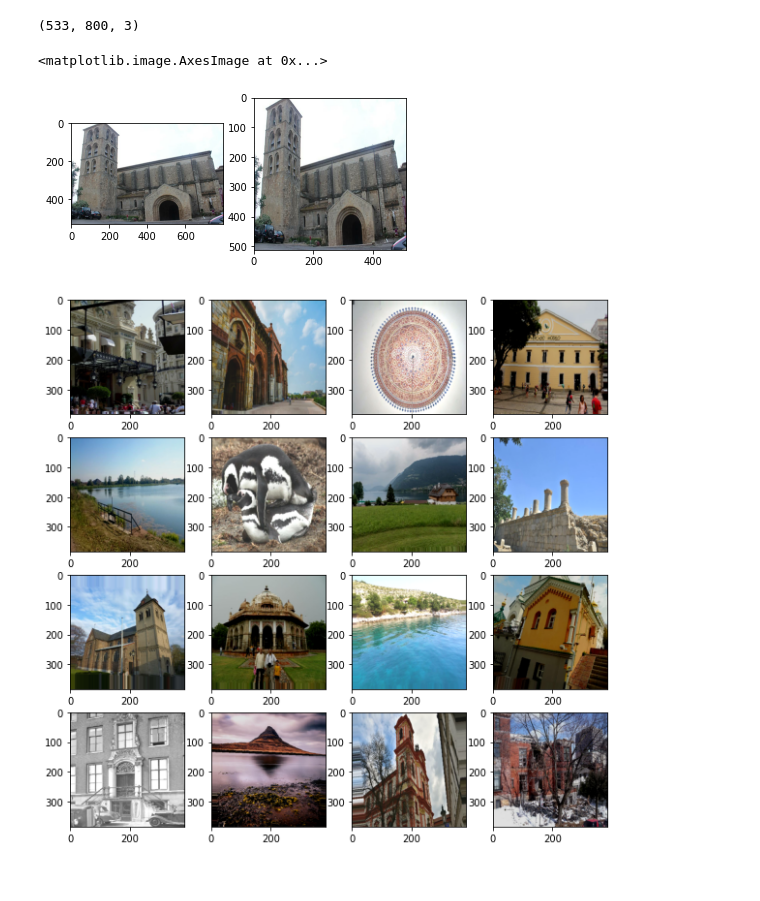
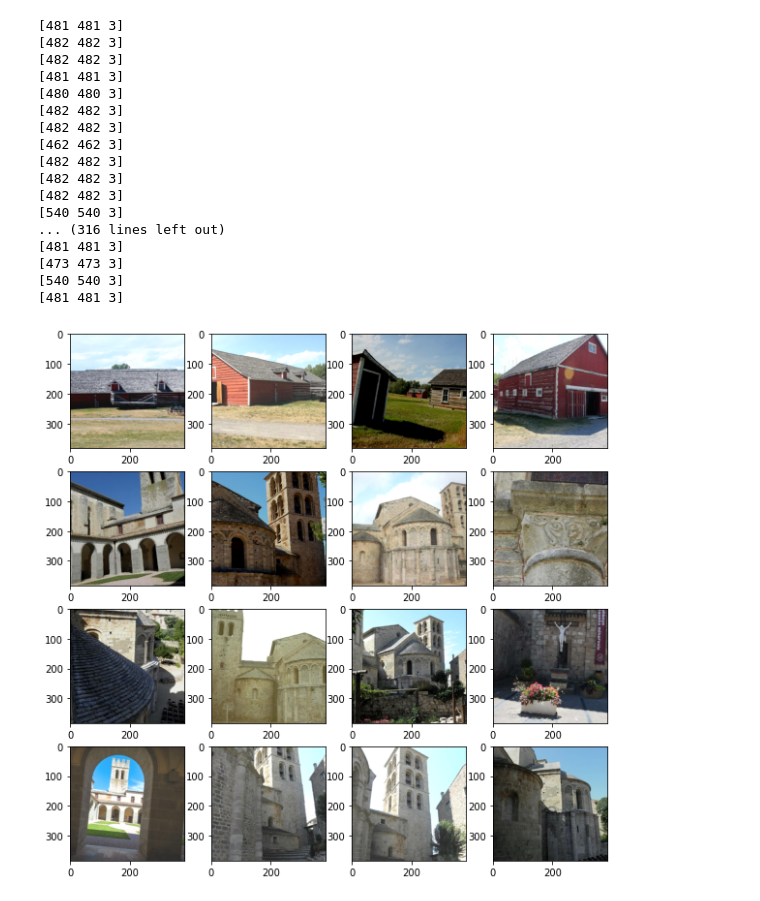
Before and after one commit to akensert/kaggle-landmark-retrieval-and-recognition-2020, a Jupyter notebook: src/notebooks/test_loading.ipynb, the cells around one changed output. Cells and saved outputs as stored; diff of their text form; code cells hidden in the pictures.

```diff
--- a/src/notebooks/test_loading.ipynb
+++ b/src/notebooks/test_loading.ipynb
@@ -30,19 +30,15 @@ def read_image(image_path):
 
 data = read_data(input_path)
 # %%
-im1= read_image(data.iloc[734].path)
-print(im1.shape)
-im2 = tf.image.resize(
-            im1, (512, 512), method='bilinear')
-im2 = tf.cast(im2, dtype='uint8')
+# im1= read_image(data.iloc[734].path)
+# print(im1.shape)
+# im2 = tf.image.resize(
+#             im1, (512, 512), method='bilinear')
+# im2 = tf.cast(im2, dtype='uint8')
 
-fig, axes = plt.subplots(1, 2)
-axes[0].imshow(im1)
-axes[1].imshow(im2)
+# fig, axes = plt.subplots(1, 2)
+# axes[0].imshow(im1)
+# axes[1].imshow(im2)
-# %% [output]
-(533, 800, 3)
-<matplotlib.image.AxesImage at 0x...>
-[figure, removed]
 # %%
 dataset = create_singlet_dataset(
     input_path='../'+config['input_path'],
@@ -50,17 +46,34 @@ dataset = create_singlet_dataset(
     input_size=config['input_size'],
     pad_on_resize=config['pad_on_resize'],
     K=config['K'],
-    shuffle_buffer_size=10000)
-
-for x, y in dataset.take(1):
-    pass
+    shuffle_buffer_size=1)
 # %%
+for x, y in dataset.take(20):
+    pass
+
 fig, axes = plt.subplots(4, 4, figsize=(10, 10))
 
 for i, ax in enumerate(axes.reshape(-1)):
     ax.imshow(x[i].numpy())
 # %% [output]
+[481 481 3]
+[482 482 3]
+[482 482 3]
+[481 481 3]
+[480 480 3]
+[482 482 3]
+[482 482 3]
+[462 462 3]
+[482 482 3]
+[482 482 3]
+[482 482 3]
+[540 540 3]
+... (316 lines left out)
+[481 481 3]
+[473 473 3]
+[540 540 3]
+[481 481 3]
-[figure, old version]
+[figure, new version]
 # %%
 def _get_transform_matrix(rotation, shear, hzoom, wzoom, hshift, wshift):
 
```
Also changed, not shown: parts of 10 cells of this notebook, 12 other files.
